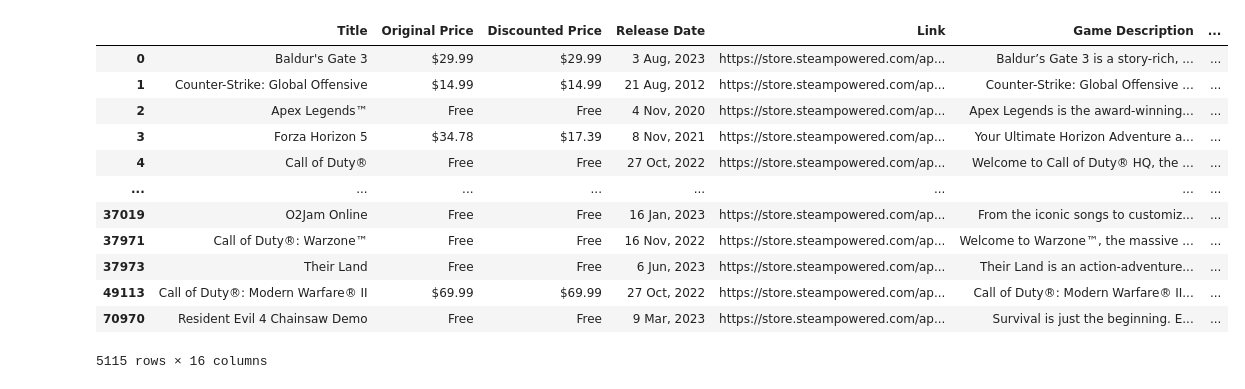
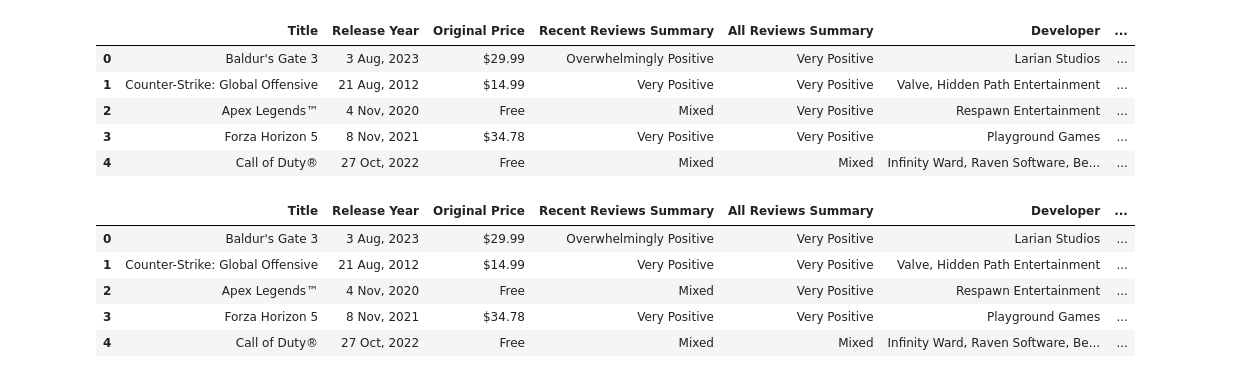
Before and after one commit to GordLaw/MachineLearning4050U, a Jupyter notebook: server/model/data.ipynb, the cells around one changed output. Cells and saved outputs as stored; diff of their text form; code cells hidden in the pictures.

Commit message:
updated data prep

```diff
--- a/server/model/data.ipynb
+++ b/server/model/data.ipynb
@@ -26,19 +13,33 @@ Path to dataset files: /home/gordon/.cache/kagglehub/datasets/nikatomashvili/ste
 # %%
 file = path + "/merged_data.csv"
-data = pd.read_csv(file)
-data = data.dropna()
-data
+steam_game_data = pd.read_csv(file)
+steam_game_data = steam_game_data.dropna()
+steam_game_data = steam_game_data[["Title", "Release Date", "Original Price", "Recent Reviews Summary", "All Reviews Summary", "Developer", "Popular Tags", "Game Features"]]
+steam_game_data = steam_game_data.rename(columns={"Release Date": "Release Year"})
+steam_game_data.head(5)
 # %% [output]
-|  | Title | Original Price | Discounted Price | Release Date | Link | Game Description | ... |
-| 0 | Baldur's Gate 3 | $29.99 | $29.99 | 3 Aug, 2023 | https://store.steampowered.com/ap... | Baldur’s Gate 3 is a story-rich, ... | ... |
-| 1 | Counter-Strike: Global Offensive | $14.99 | $14.99 | 21 Aug, 2012 | https://store.steampowered.com/ap... | Counter-Strike: Global Offensive ... | ... |
-| 2 | Apex Legends™ | Free | Free | 4 Nov, 2020 | https://store.steampowered.com/ap... | Apex Legends is the award-winning... | ... |
-| 3 | Forza Horizon 5 | $34.78 | $17.39 | 8 Nov, 2021 | https://store.steampowered.com/ap... | Your Ultimate Horizon Adventure a... | ... |
-| 4 | Call of Duty® | Free | Free | 27 Oct, 2022 | https://store.steampowered.com/ap... | Welcome to Call of Duty® HQ, the ... | ... |
-| ... | ... | ... | ... | ... | ... | ... | ... |
-| 37019 | O2Jam Online | Free | Free | 16 Jan, 2023 | https://store.steampowered.com/ap... | From the iconic songs to customiz... | ... |
-| 37971 | Call of Duty®: Warzone™ | Free | Free | 16 Nov, 2022 | https://store.steampowered.com/ap... | Welcome to Warzone™, the massive ... | ... |
-| 37973 | Their Land | Free | Free | 6 Jun, 2023 | https://store.steampowered.com/ap... | Their Land is an action-adventure... | ... |
-| 49113 | Call of Duty®: Modern Warfare® II | $69.99 | $69.99 | 27 Oct, 2022 | https://store.steampowered.com/ap... | Call of Duty®: Modern Warfare® II... | ... |
-| 70970 | Resident Evil 4 Chainsaw Demo | Free | Free | 9 Mar, 2023 | https://store.steampowered.com/ap... | Survival is just the beginning. E... | ... |
+|  | Title | Release Year | Original Price | Recent Reviews Summary | All Reviews Summary | Developer | ... |
+| 0 | Baldur's Gate 3 | 3 Aug, 2023 | $29.99 | Overwhelmingly Positive | Very Positive | Larian Studios | ... |
+| 1 | Counter-Strike: Global Offensive | 21 Aug, 2012 | $14.99 | Very Positive | Very Positive | Valve, Hidden Path Entertainment | ... |
+| 2 | Apex Legends™ | 4 Nov, 2020 | Free | Mixed | Very Positive | Respawn Entertainment | ... |
+| 3 | Forza Horizon 5 | 8 Nov, 2021 | $34.78 | Very Positive | Very Positive | Playground Games | ... |
+| 4 | Call of Duty® | 27 Oct, 2022 | Free | Mixed | Mixed | Infinity Ward, Raven Software, Be... | ... |
-5115 rows × 16 columns
+# %%
+cleaned_tags = steam_game_data
+# removes the brackets and apostrophe from the list of tags
+cleaned_tags["Popular Tags"] = cleaned_tags.loc[:, "Popular Tags"].str.replace("'","", regex=True)
+cleaned_tags["Popular Tags"] = cleaned_tags.loc[:, "Popular Tags"].str.replace("\"","", regex=True)
+cleaned_tags["Popular Tags"] = cleaned_tags.loc[:, "Popular Tags"].str.replace(r'\[|\]',"", regex=True)
+cleaned_tags["Game Features"] = cleaned_tags.loc[:, "Game Features"].str.replace("'","", regex=True)
+cleaned_tags["Game Features"] = cleaned_tags.loc[:, "Game Features"].str.replace("\"","", regex=True)
+cleaned_tags["Game Features"] = cleaned_tags.loc[:, "Game Features"].str.replace(r'\[|\]',"", regex=True)
+steam_game_data["Popular Tags"] = cleaned_tags["Popular Tags"]
+steam_game_data["Game Features"] = cleaned_tags["Game Features"]
+steam_game_data.head(5)
+# %% [output]
+|  | Title | Release Year | Original Price | Recent Reviews Summary | All Reviews Summary | Developer | ... |
+| 0 | Baldur's Gate 3 | 3 Aug, 2023 | $29.99 | Overwhelmingly Positive | Very Positive | Larian Studios | ... |
+| 1 | Counter-Strike: Global Offensive | 21 Aug, 2012 | $14.99 | Very Positive | Very Positive | Valve, Hidden Path Entertainment | ... |
+| 2 | Apex Legends™ | 4 Nov, 2020 | Free | Mixed | Very Positive | Respawn Entertainment | ... |
+| 3 | Forza Horizon 5 | 8 Nov, 2021 | $34.78 | Very Positive | Very Positive | Playground Games | ... |
+| 4 | Call of Duty® | 27 Oct, 2022 | Free | Mixed | Mixed | Infinity Ward, Raven Software, Be... | ... |
```
Also changed, not shown: parts of 18 cells of this notebook.
